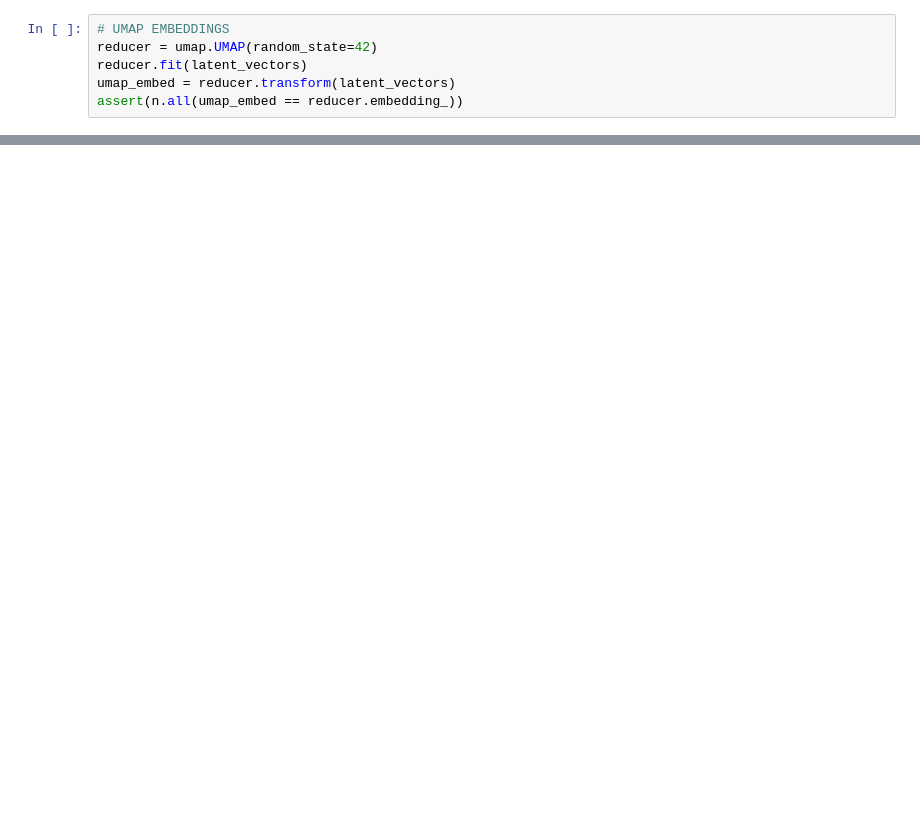
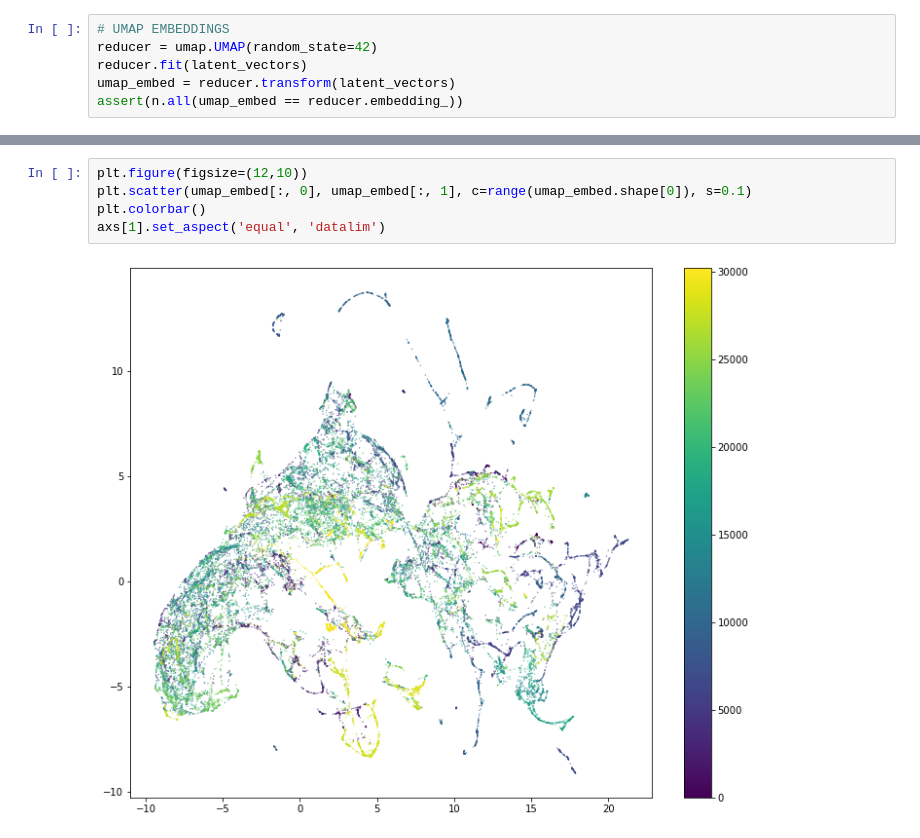
Before and after one commit to alihaydaroglu/swc-en-social, a Jupyter notebook: 12_vame_analysis.ipynb, the cells around one changed output, grey strips where cells are left out. Cells and saved outputs as stored; diff of their text form; blank space fills up the shorter version.

```diff
--- a/12_vame_analysis.ipynb
+++ b/12_vame_analysis.ipynb
@@ -109,0 +146,7 @@ axs[1].set_title("UMAP Embeddings of Latent Space Clusters")
+# %%
+plt.figure(figsize=(12,10))
+plt.scatter(umap_embed[:, 0], umap_embed[:, 1], c=range(umap_embed.shape[0]), s=0.1)
+plt.colorbar()
+axs[1].set_aspect('equal', 'datalim')
+# %% [output]
+[figure, added]
```
Also changed, not shown: parts of 10 cells of this notebook, 5 other files.
